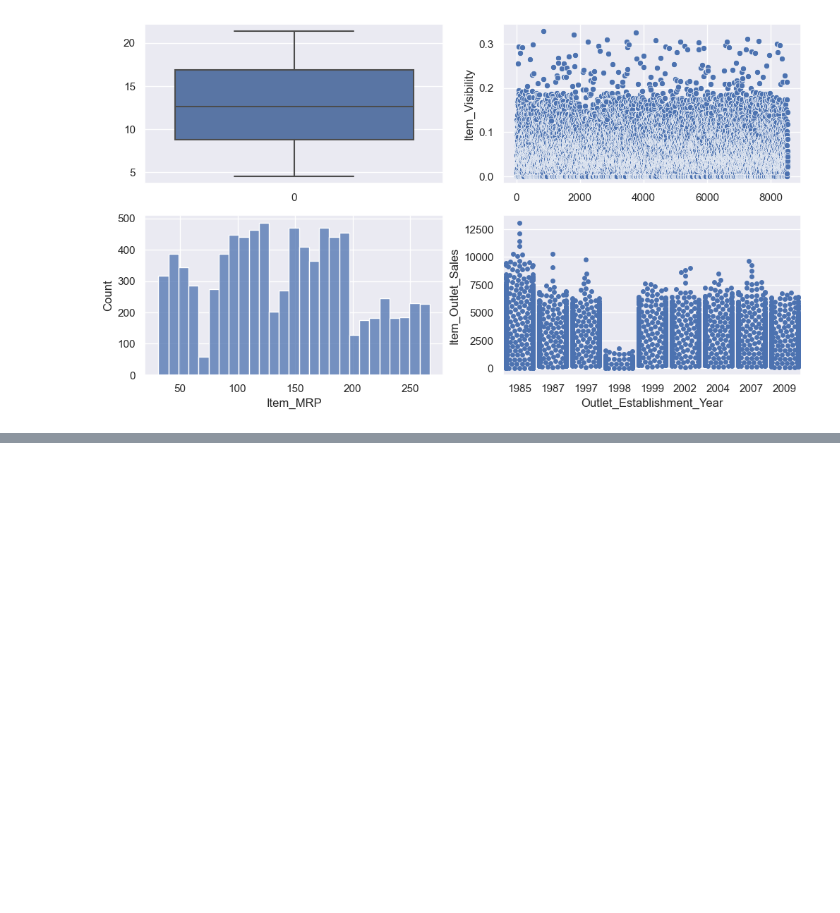
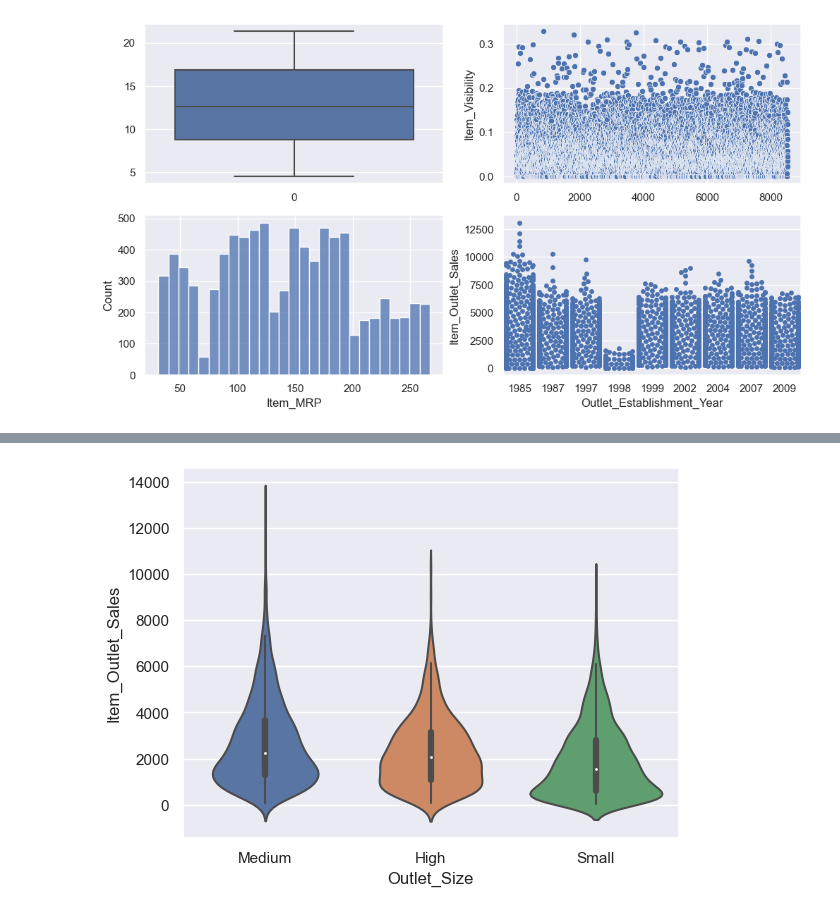
Before and after one commit to janardhanhl/bigmart_sales_prediction, a Jupyter notebook: python/big-mart_sales_prediction.ipynb, the cells around one changed output, grey strips where cells are left out. Drawn from its saved outputs; the diff is of its cells as text; code cells hidden in the pictures; blank space fills up the shorter version.

```diff
--- a/python/big-mart_sales_prediction.ipynb
+++ b/python/big-mart_sales_prediction.ipynb
@@ -58,0 +83,5 @@ plt.show()
+# %%
+sns.violinplot(x=train.Outlet_Size,y=train.Item_Outlet_Sales)
+plt.show()
+# %% [output]
+[figure, added]
```
Also changed, not shown: parts of 11 cells of this notebook.
